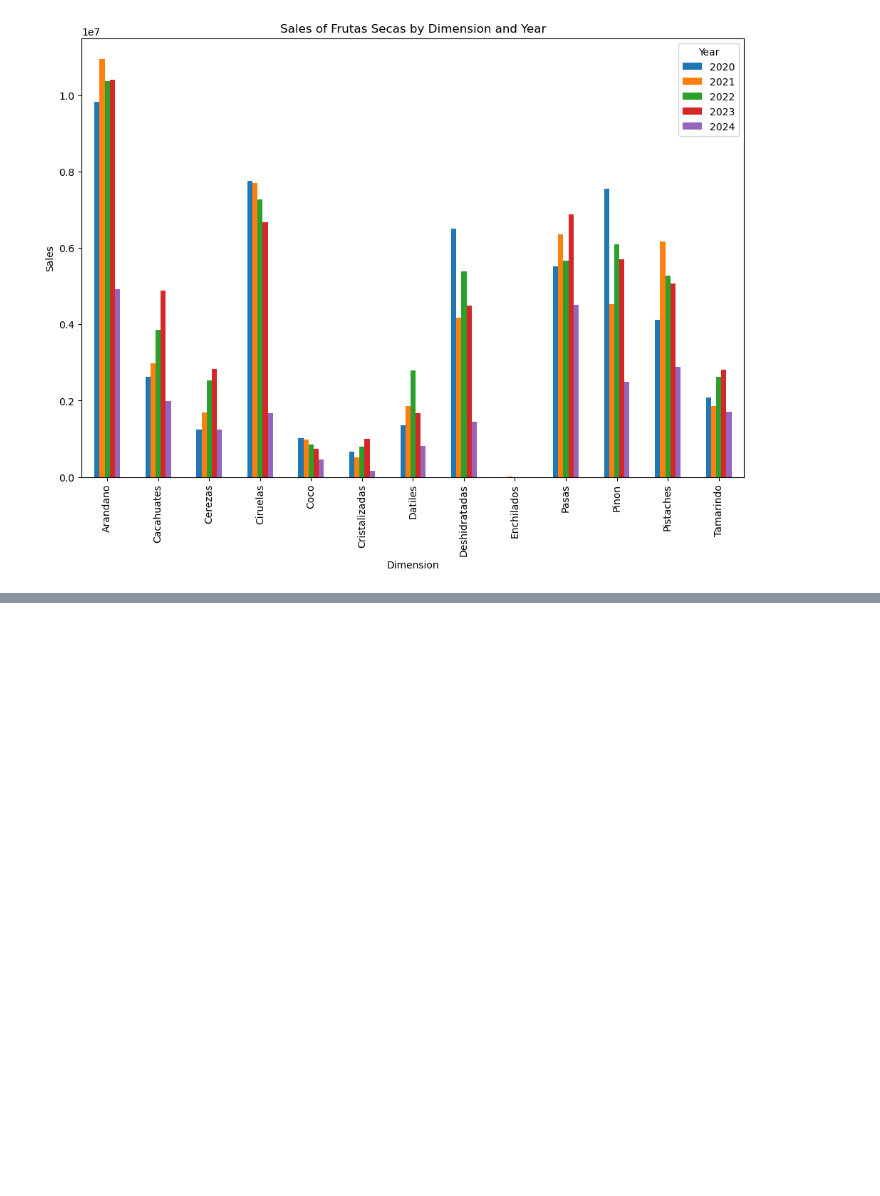
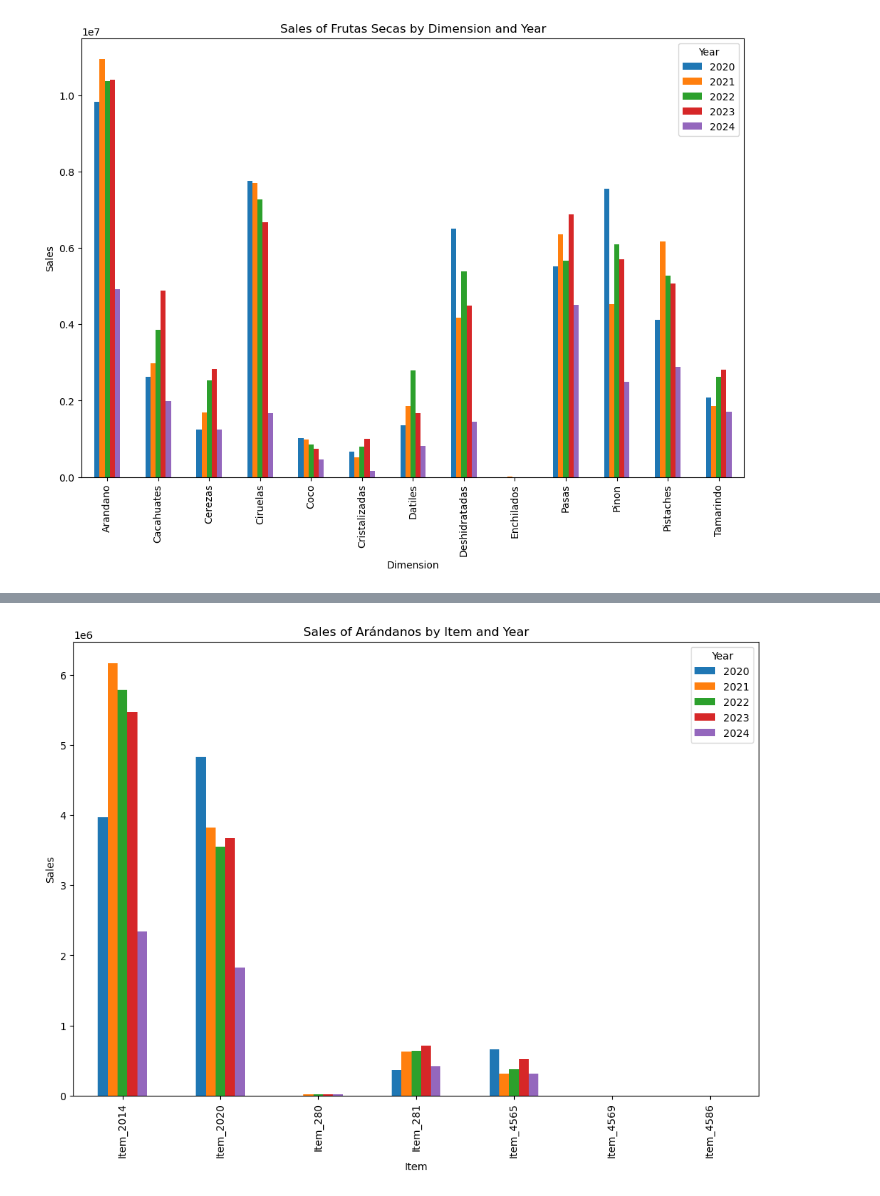
Before and after one commit to patricioaugusto-patinoespana/Proyect1, a Jupyter notebook: proyect1.ipynb, the cells around one changed output, grey strips where cells are left out. Drawn from its saved outputs; the diff is of its cells as text; code cells hidden in the pictures; blank space fills up the shorter version.

```diff
--- a/proyect1.ipynb
+++ b/proyect1.ipynb
@@ -121,3 +121,16 @@ plt.legend(title='Year')
 plt.show()
 # %% [output]
 [figure]
+# %%
+# Filtrar los datos para la subcategoría 'Arándanos'
+arandanos_data = frutas_secas_data[frutas_secas_data['Dimension'] == 'Arandano']
+
+# Crear una tabla pivot para analizar las ventas por ítem
+pivot_table_arandanos = pd.pivot_table(arandanos_data,
+                                       values='Sales',
+                                       index='Item',
+                                       columns='Year',
+                                       aggfunc='sum',
+                                       fill_value=0)
+# Mostrar la tabla pivot
+print(pivot_table_arandanos)
@@ -123,0 +147,10 @@ plt.show()
+# %%
+# Graficar la tabla pivot
+pivot_table_arandanos.plot(kind='bar', figsize=(12, 8))
+plt.title('Sales of Arándanos by Item and Year')
+plt.xlabel('Item')
+plt.ylabel('Sales')
+plt.legend(title='Year')
+plt.show()
+# %% [output]
+[figure, added]
```
Also changed, not shown: parts of 2 cells of this notebook.
